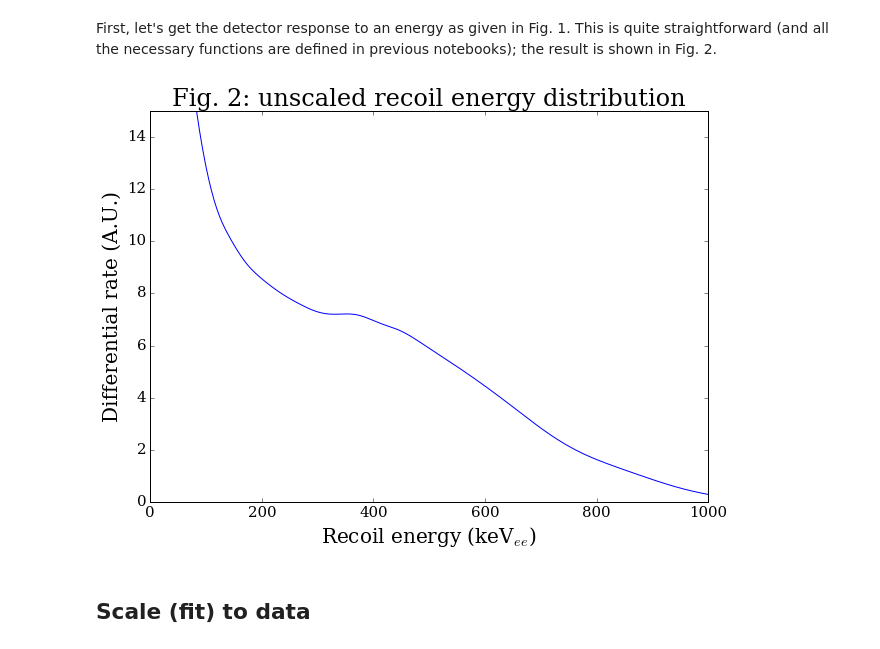
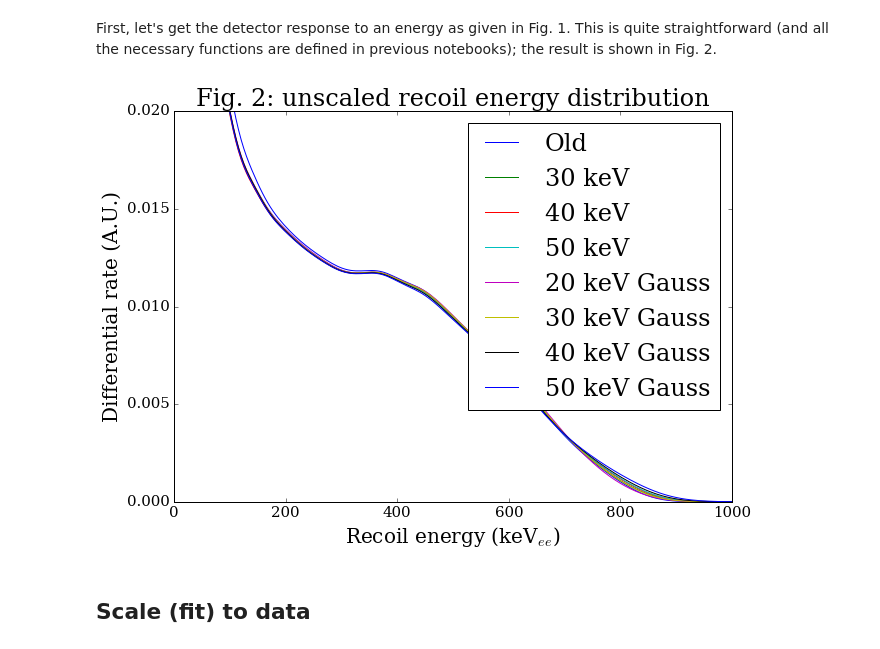
Before and after one commit to XENON1T/PTB, a Jupyter notebook: 13_read_simu_assuming_ralf_initial_dist.ipynb, the cells around one changed output. Saved outputs shown, nothing was run; the diff lists cells and outputs as text; code cells hidden in the pictures.

```diff
--- a/13_read_simu_assuming_ralf_initial_dist.ipynb
+++ b/13_read_simu_assuming_ralf_initial_dist.ipynb
@@ -125,6 +267,22 @@ x1, sim_spec = make_hist(1000*neutron_energies, sim_energies, norm_bin = True)
 # append a zero so that we follow neutron_energies
 # This might giva a ~ < 15 keV offset
 sim_spec = np.concatenate([sim_spec, np.array([0])])
+# %%
+# Now for all the bolzmanns
+b_sim_spec = []
+for _sim_energies in b_sim_energies:
+    _x1, _sim_spec = make_hist(1000*neutron_energies, _sim_energies, norm_bin = True)
+    # append a zero so that we follow neutron_energies
+    # This might giva a ~ < 15 keV offset
+    b_sim_spec.append(np.concatenate([_sim_spec, np.array([0])]))
+# %%
+# And now for the Gaussians
+g_sim_spec = []
+for _sim_energies in g_sim_energies:
+    _x1, _sim_spec = make_hist(1000*neutron_energies, _sim_energies, norm_bin = True)
+    # append a zero so that we follow neutron_energies
+    # This might giva a ~ < 15 keV offset
+    g_sim_spec.append(np.concatenate([_sim_spec, np.array([0])]))
 # %% [markdown]
 In Fig. 1, I show the distribution that we get from simulation, along with the initial distribution of the energy of neutrons at production in the plasma. This is the starting point for this notebook. Note that the scaling here is arbitrary, the comparison is just to show that the influence of scattering in the NG is highly relevant for us.
 # %%
@@ -153,16 +309,32 @@ First, let's get the detector response to an energy as given in Fig. 1. This is
 # %%
 response_sim_spec = get_neutron_spectrum_custom_interpolated(e_scale, sim_spec)
 response_sim_spec_r = get_neutron_spectrum_custom_interpolated(e_scale_r, sim_spec)
+# %%
+b_response_sim_spec_r = []
+for _sim_spec in b_sim_spec:
+    b_response_sim_spec_r.append(get_neutron_spectrum_custom_interpolated(e_scale_r, _sim_spec))
+# %%
+g_response_sim_spec_r = []
+for _sim_spec in g_sim_spec:
+    g_response_sim_spec_r.append(get_neutron_spectrum_custom_interpolated(e_scale_r, _sim_spec))
 # %%
-plt.plot(e_scale, response_sim_spec)
+plt.plot(e_scale_r, 1/sum(response_sim_spec_r[50:400])*response_sim_spec_r, label='Old')
+for _response_sim_spec_r, l in zip(b_response_sim_spec_r, b_labels):
+    plt.plot(e_scale_r, 1/sum(_response_sim_spec_r[50:400])*_response_sim_spec_r, label='%d keV' % l)
+
+for _response_sim_spec_r, l in zip(g_response_sim_spec_r, g_labels):
+    plt.plot(e_scale_r, 1/sum(_response_sim_spec_r[50:400])*_response_sim_spec_r, label='%d keV Gauss' % l)
+
+
 plt.xlim(0,1000)
-plt.ylim(0,15)
+plt.ylim(0,0.02)
 plt.xlabel('Recoil energy (keV$_{ee}$)')
 plt.ylabel('Differential rate (A.U.)')
 plt.title('Fig. 2: unscaled recoil energy distribution')
+plt.legend()
 plt.show()
 # %% [output]
-[figure, old version]
+[figure, new version]
 # %% [markdown]
 ## Scale (fit) to data
 # %% [markdown]
```
Also changed, not shown: parts of 52 cells of this notebook, 15 other files.
